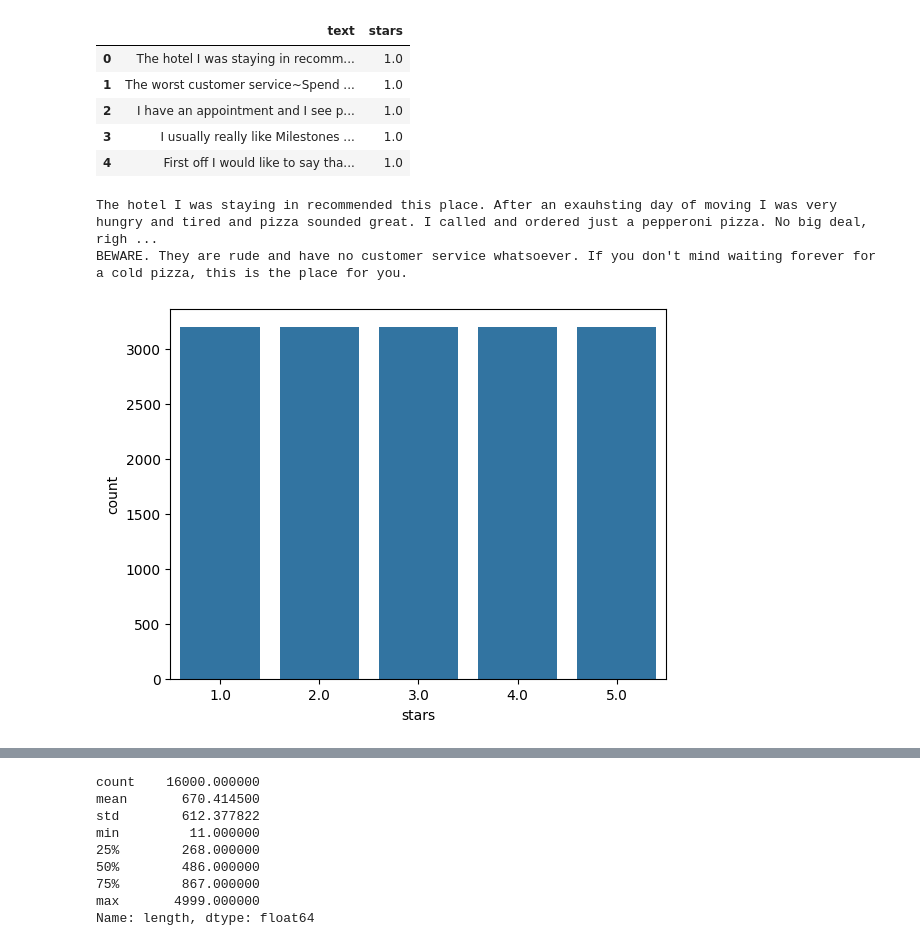
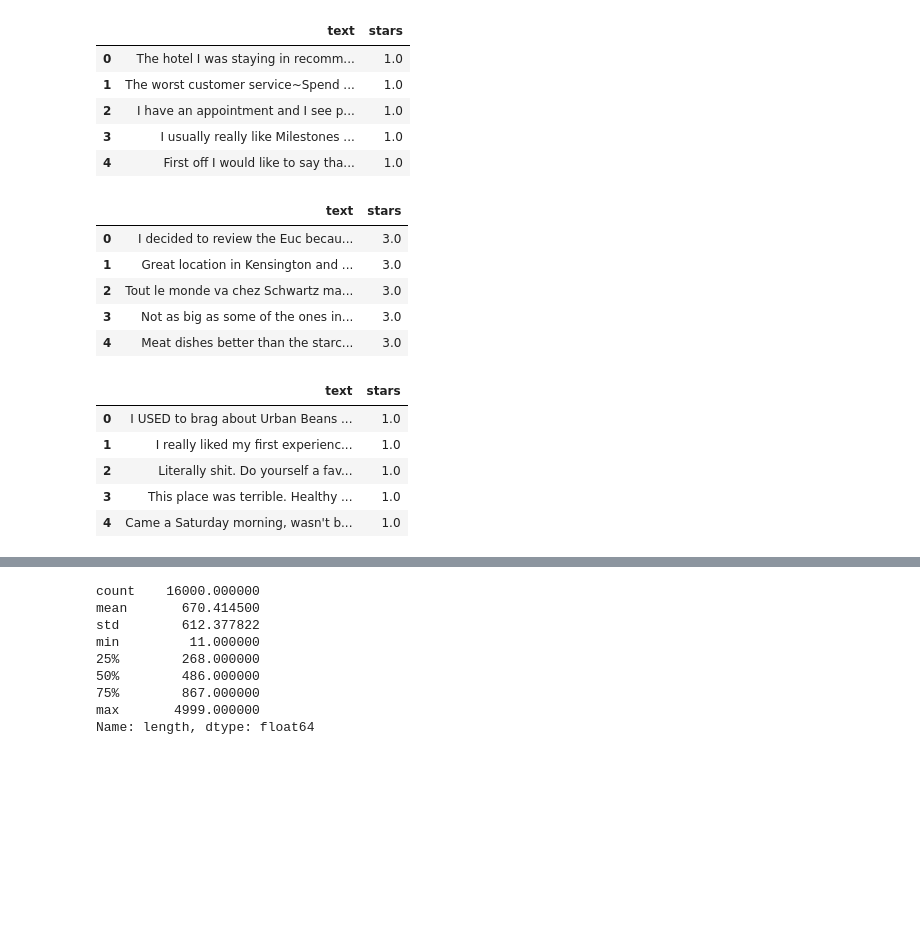
Before and after one commit to carlopizzuto/4375-HW2, a Jupyter notebook: eda.ipynb, the cells around one changed output, grey strips where cells are left out. Drawn from its saved outputs; the diff is of its cells as text; code cells hidden in the pictures; blank space fills up the shorter version.

```diff
--- a/eda.ipynb
+++ b/eda.ipynb
@@ -17,12 +23,23 @@ df.head()
 | 2 | I have an appointment and I see p... | 1.0 |
 | 3 | I usually really like Milestones ... | 1.0 |
 | 4 | First off I would like to say tha... | 1.0 |
-# %%
-print(df['text'][0])
-# %% [output]
-The hotel I was staying in recommended this place. After an exauhsting day of moving I was very hungry and tired and pizza sounded great. I called and ordered just a pepperoni pizza. No big deal, righ ...
-BEWARE. They are rude and have no customer service whatsoever. If you don't mind waiting forever for a cold pizza, this is the place for you.
-# %%
-sns.countplot(data=df, x='stars');
-# %% [output]
-[figure, removed]
+# %%
+df_test = pd.DataFrame(test)
+df_test.head()
+# %% [output]
+|  | text | stars |
+| 0 | I decided to review the Euc becau... | 3.0 |
+| 1 | Great location in Kensington and ... | 3.0 |
+| 2 | Tout le monde va chez Schwartz ma... | 3.0 |
+| 3 | Not as big as some of the ones in... | 3.0 |
+| 4 | Meat dishes better than the starc... | 3.0 |
+# %%
+df_validation = pd.DataFrame(validation)
+df_validation.head()
+# %% [output]
+|  | text | stars |
+| 0 | I USED to brag about Urban Beans ... | 1.0 |
+| 1 | I really liked my first experienc... | 1.0 |
+| 2 | Literally shit. Do yourself a fav... | 1.0 |
+| 3 | This place was terrible. Healthy ... | 1.0 |
+| 4 | Came a Saturday morning, wasn't b... | 1.0 |
```
Also changed, not shown: parts of 3 cells of this notebook, 2 other files.
